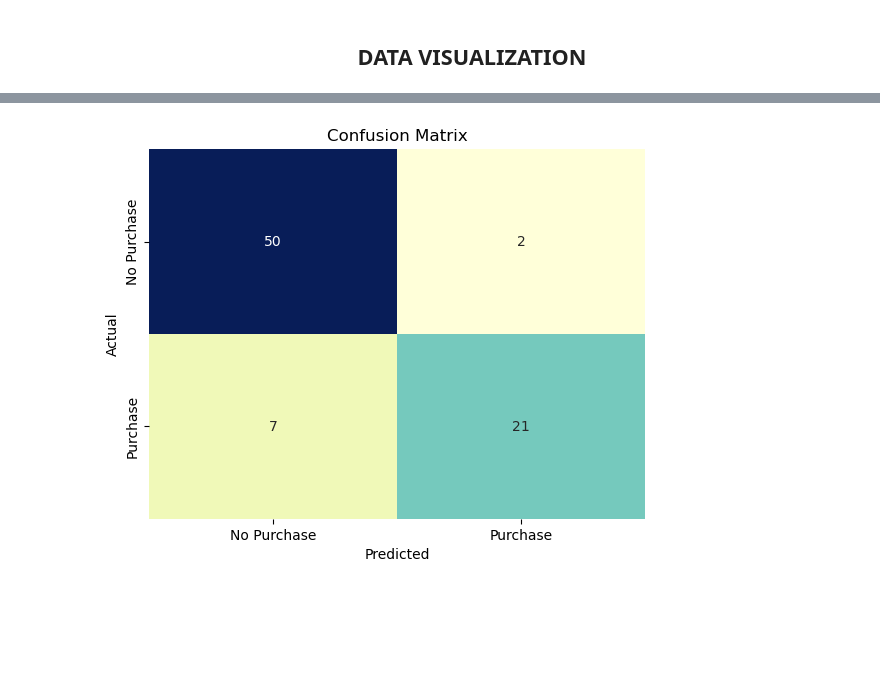
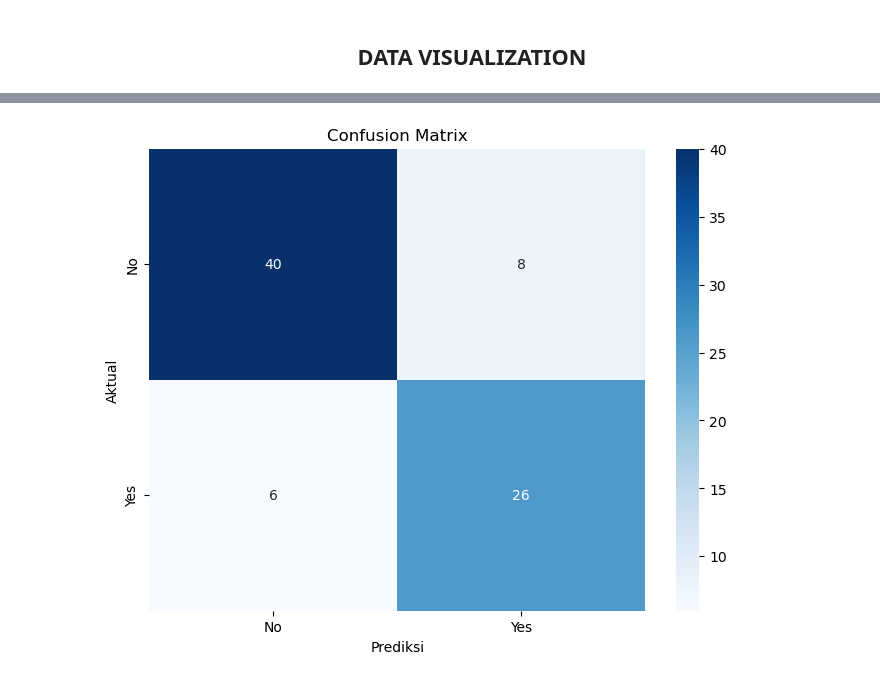
Before and after one commit to agungreynaldiii/machineLearning, a Jupyter notebook: tugas/week-2/Logistic Regression.ipynb, the cells around one changed output, grey strips where cells are left out. Saved outputs shown, nothing was run; the diff lists cells and outputs as text; code cells hidden in the pictures; blank space fills up the shorter version.

```diff
--- a/tugas/week-2/Logistic Regression.ipynb
+++ b/tugas/week-2/Logistic Regression.ipynb
@@ -50,0 +44,7 @@ weighted avg       0.89      0.89      0.88        80
+# %%
+# Preprocessing Data
+#hapus kolom yang tidak penting untuk dipelajari model
+data = data.drop(columns=['User ID'])
+#one hot encoding dengan pd.get_dummies()
+data = pd.get_dummies(data)
+data
@@ -50,0 +65,11 @@ weighted avg       0.89      0.89      0.88        80
+# %%
+# pisahkan atribut dan label
+predictions = ['Age' , 'EstimatedSalary' , 'Gender_Female' , 'Gender_Male']
+X = data[predictions]
+y = data['Purchased']
+# %%
+scaler = StandardScaler()
+scaler.fit(X)
+scaled_data = scaler.transform(X)
+scaled_data = pd.DataFrame(scaled_data, columns = X.columns)
+scaled_data.head()
@@ -50,0 +83,7 @@ weighted avg       0.89      0.89      0.88        80
+# %%
+#bagi data menjadi train dan test set
+X_train, X_test, y_train, y_test = train_test_split(scaled_data, y, test_size=0.2, random_state=1)
+
+#latih dengan fungsi fit()
+model = linear_model.LogisticRegression()
+model.fit(X_train, y_train)
@@ -70,11 +116,17 @@ plt.show()
 # %%
-conf_matrix = confusion_matrix(y_test, y_pred)
-sns.heatmap(conf_matrix, annot=True, fmt='d', cmap="YlGnBu", cbar=False,
-            xticklabels=['No Purchase', 'Purchase'],
-            yticklabels=['No Purchase', 'Purchase'])
-plt.xlabel('Predicted')
-plt.ylabel('Actual')
+# Prediksi target pada data uji
+y_pred = model.predict(X_test)
+
+# Hitung confusion matrix
+cm = confusion_matrix(y_test, y_pred)
+
+# Buat heatmap confusion matrix
+plt.figure(figsize=(8, 6))
+sns.heatmap(cm, annot=True, fmt="d", cmap="Blues",
+            xticklabels=['No', 'Yes'], yticklabels=['No', 'Yes'])
+plt.xlabel('Prediksi')
+plt.ylabel('Aktual')
 plt.title('Confusion Matrix')
 plt.show()
 # %% [output]
-[figure, old version]
+[figure, new version]
```
Also changed, not shown: parts of 11 cells of this notebook, 1 other file.
